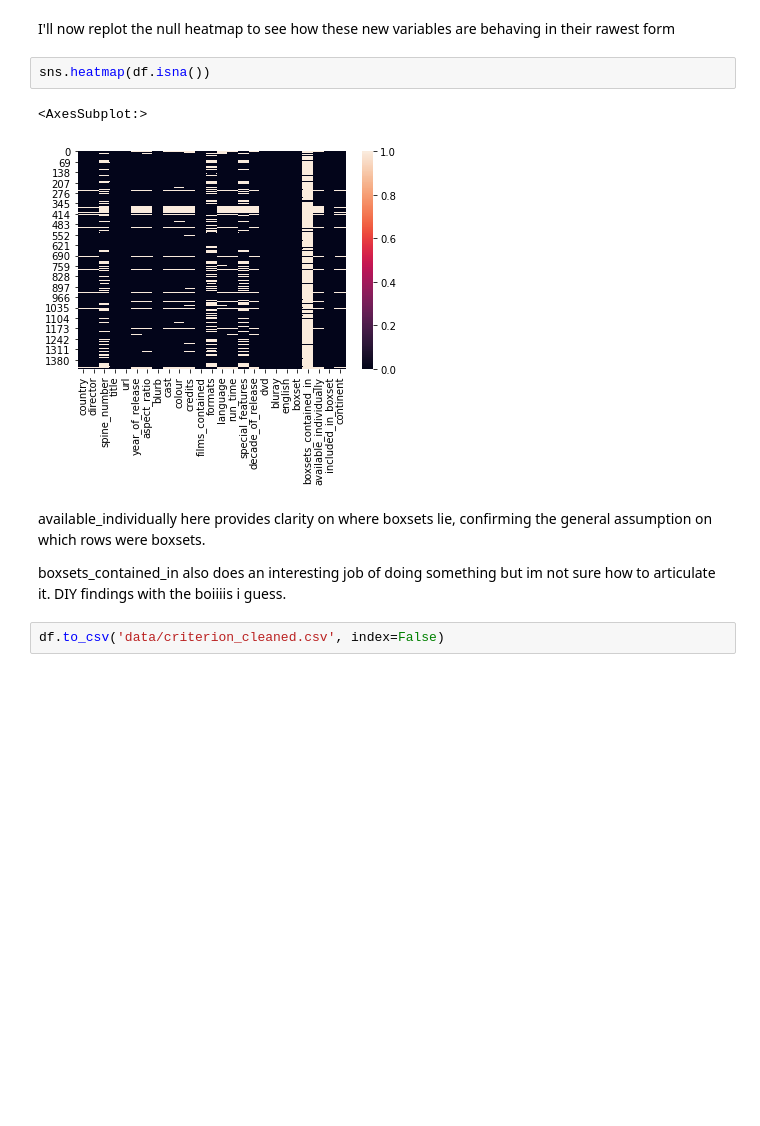
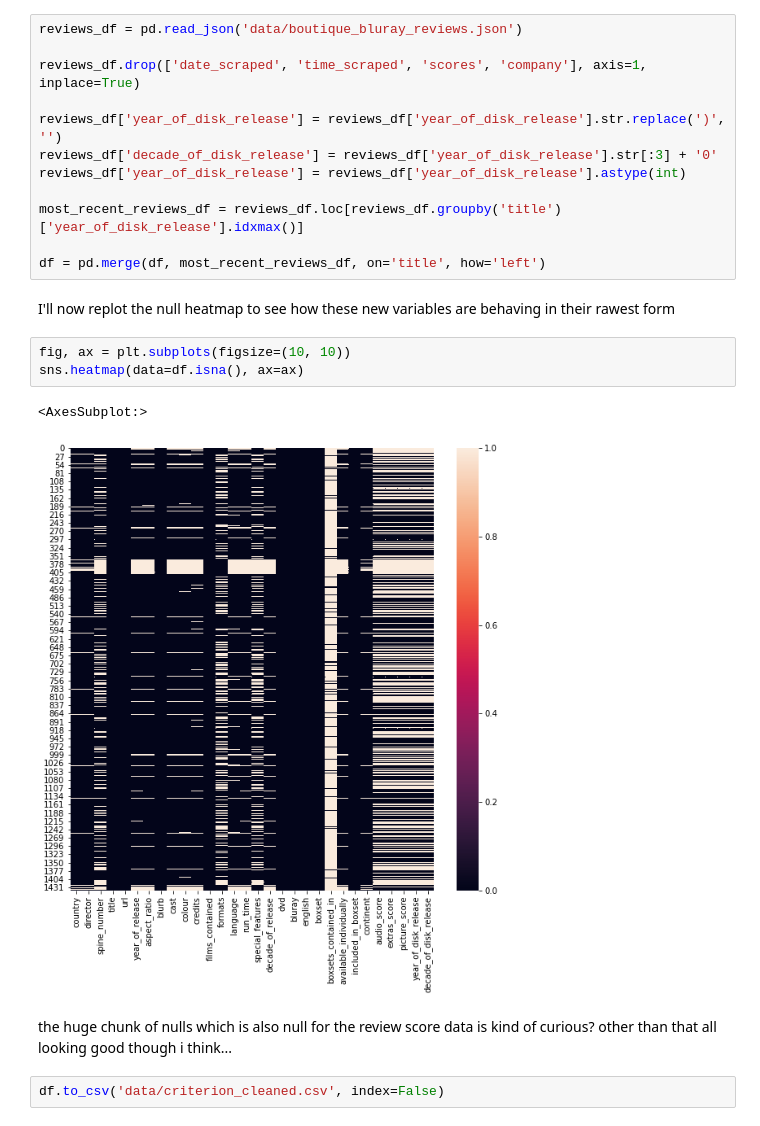
Before and after one commit to JohnStokes228/movie_eda, a Jupyter notebook: setup_and_initial_feature_engineering.ipynb, the cells around one changed output. Drawn from its saved outputs; the diff is of its cells as text; blank space fills up the shorter version.

Commit message:
added some review site scores i scraped as both a raw json and then to the criterion_cleaned data

```diff
--- a/setup_and_initial_feature_engineering.ipynb
+++ b/setup_and_initial_feature_engineering.ipynb
@@ -280,13 +294,25 @@ df.drop('continent_code', axis=1, inplace=True)
+# %%
+reviews_df = pd.read_json('data/boutique_bluray_reviews.json')
+
+reviews_df.drop(['date_scraped', 'time_scraped', 'scores', 'company'], axis=1, inplace=True)
+
+reviews_df['year_of_disk_release'] = reviews_df['year_of_disk_release'].str.replace(')', '')
+reviews_df['decade_of_disk_release'] = reviews_df['year_of_disk_release'].str[:3] + '0'
+reviews_df['year_of_disk_release'] = reviews_df['year_of_disk_release'].astype(int)
+
+most_recent_reviews_df = reviews_df.loc[reviews_df.groupby('title')['year_of_disk_release'].idxmax()]
+
+df = pd.merge(df, most_recent_reviews_df, on='title', how='left')
 # %% [markdown]
 I'll now replot the null heatmap to see how these new variables are behaving in their rawest form
-# %%
-sns.heatmap(df.isna())
-# %% [output]
-<AxesSubplot:>
-[figure, removed]
-# %% [markdown]
-available_individually here provides clarity on where boxsets lie, confirming the general assumption on which rows were boxsets.
-
-boxsets_contained_in also does an interesting job of doing something but im not sure how to articulate it. DIY findings with the boiiiis i guess.
+# %%
+fig, ax = plt.subplots(figsize=(10, 10))
+sns.heatmap(data=df.isna(), ax=ax)
+# %% [output]
+<AxesSubplot:>
+[figure, added]
+# %% [markdown]
+the huge chunk of nulls which is also null for the review score data is kind of curious?
+other than that all looking good though i think...
 # %%
 df.to_csv('data/criterion_cleaned.csv', index=False)
```
Also changed, not shown: parts of 1 cell of this notebook, 3 other files.
